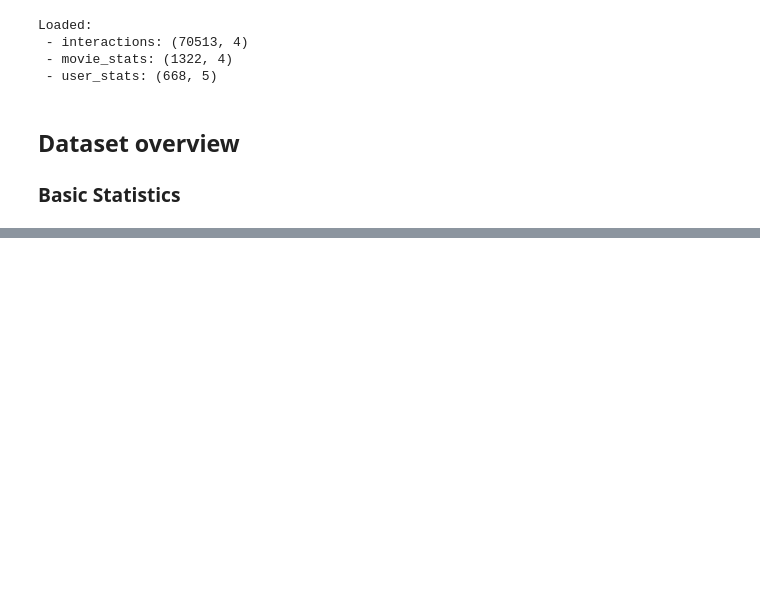
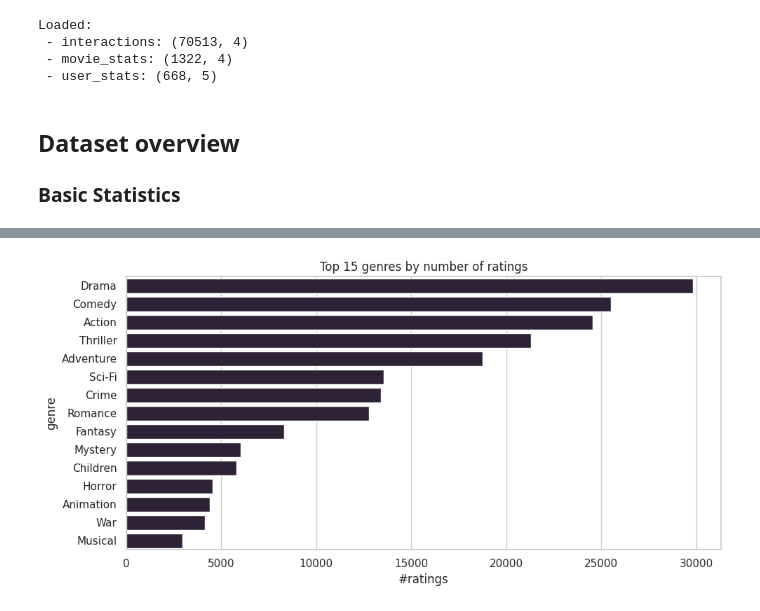
Before and after one commit to ifatmagamha/Personalized_Movie_Recommendation_System, a Jupyter notebook: notebooks/eda.ipynb, the cells around one changed output, grey strips where cells are left out. Saved outputs shown, nothing was run; the diff lists cells and outputs as text; code cells hidden in the pictures; blank space fills up the shorter version.

```diff
--- a/notebooks/eda.ipynb
+++ b/notebooks/eda.ipynb
@@ -66,4 +179,88 @@ num_users, num_movies, num_ratings, sparsity
 # %%
 ## Movie Popularity Analysis
 # %%
-## Genre Analysis
+# =========================
+# Genre Analysis
+# =========================
+
+from pathlib import Path
+
+df = interactions.copy()
+df = df.sort_values("timestamp").drop_duplicates(["userId", "movieId"], keep="last")
+
+# 1) Load movies (local first, fallback BigQuery)
+PROJECT_ROOT = Path.cwd().parent
+DATA_DIR = PROJECT_ROOT / "data"
+movies_path = DATA_DIR / "movies.parquet"
+
+if movies_path.exists():
+    movies = pd.read_parquet(movies_path)
+else:
+    from google.cloud import bigquery
+    client = bigquery.Client()
+    movies = client.query("""
+        SELECT movieId, title, genres
+        FROM `master-ai-cloud.MoviePlatform.movies`
+    """).to_dataframe()
+
+assert "movieId" in movies.columns
+assert "genres" in movies.columns
+
+movies = movies.copy()
+movies["movieId"] = pd.to_numeric(movies["movieId"], errors="coerce")
+movies["genres"] = movies["genres"].fillna("(no genres listed)").astype(str)
+
+df = df.copy()
+df["movieId"] = pd.to_numeric(df["movieId"], errors="coerce")
+
+# 2) Merge + explode genres  ==> defines g (fixes your NameError)
+keep_cols = ["movieId", "genres"] + (["title"] if "title" in movies.columns else [])
+merged = df.merge(movies[keep_cols], on="movieId", how="left")
+merged["genres"] = merged["genres"].fillna("(no genres listed)").astype(str)
+
+g = merged.assign(genre=merged["genres"].str.split("|")).explode("genre")
+g["genre"] = g["genre"].fillna("(no genres listed)").astype(str)
+
+print("merged:", merged.shape, "| g:", g.shape)
+display(g.head())
+
+# 3) Top genres by number of ratings
+genre_counts = g["genre"].value_counts().rename_axis("genre").reset_index(name="n_ratings")
+display(genre_counts.head(20))
+
+sns.barplot(data=genre_counts.head(15), x="n_ratings", y="genre")
+plt.title("Top 15 genres by number of ratings")
+plt.xlabel("#ratings"); plt.ylabel("genre")
+plt.tight_layout()
+plt.show()
+
+# 4) Avg rating by genre (min support)
+min_n = 200
+genre_stats = (g.groupby("genre")
+                 .agg(n_ratings=("rating", "size"),
+                      avg_rating=("rating", "mean"),
+                      std_rating=("rating", "std"))
+                 .reset_index())
+
+genre_stats_big = genre_stats[genre_stats["n_ratings"] >= min_n].sort_values("avg_rating", ascending=False)
+display(genre_stats_big.head(20))
+
+if len(genre_stats_big) > 0:
+    sns.barplot(data=genre_stats_big.head(15), x="avg_rating", y="genre")
+    plt.title(f"Top 15 genres by avg rating (min {min_n} ratings)")
+    plt.xlabel("avg_rating"); plt.ylabel("genre")
+    plt.tight_layout()
+    plt.show()
+else:
+    print(f"No genre has >= {min_n} ratings. Reduce min_n and rerun.")
+
+# 5) User genre diversity
+user_genre_n = g.groupby("userId")["genre"].nunique().reset_index(name="n_distinct_genres")
+display(user_genre_n["n_distinct_genres"].describe().to_frame().T)
+
+sns.histplot(user_genre_n["n_distinct_genres"], bins=30)
+plt.title("User genre diversity: #distinct genres rated")
+plt.xlabel("#distinct genres")
+plt.tight_layout()
+plt.show()
+# %% [output]
@@ -69,0 +291 @@ num_users, num_movies, num_ratings, sparsity
+[figure, added]
```
Also changed, not shown: parts of 9 cells of this notebook, 24 other files.
